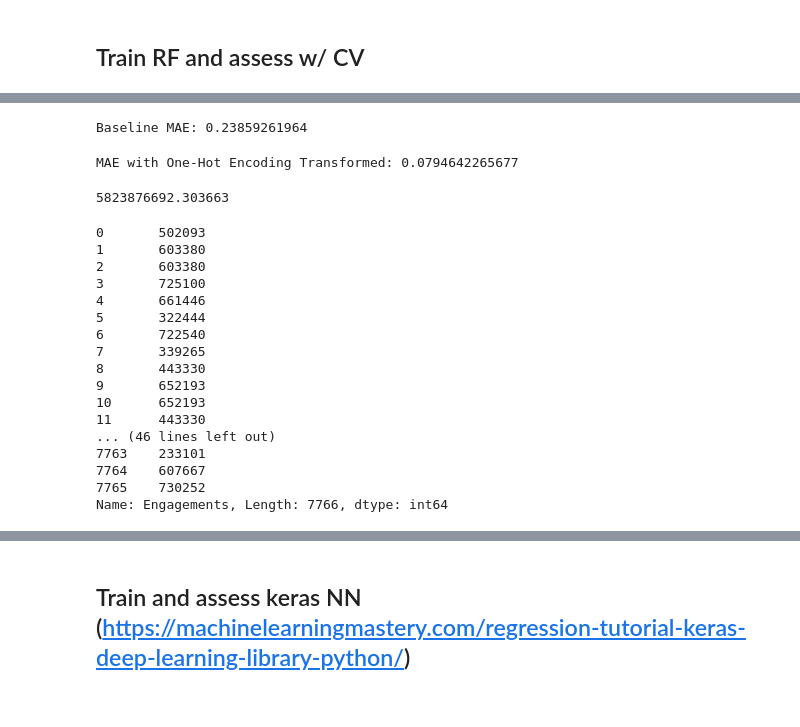
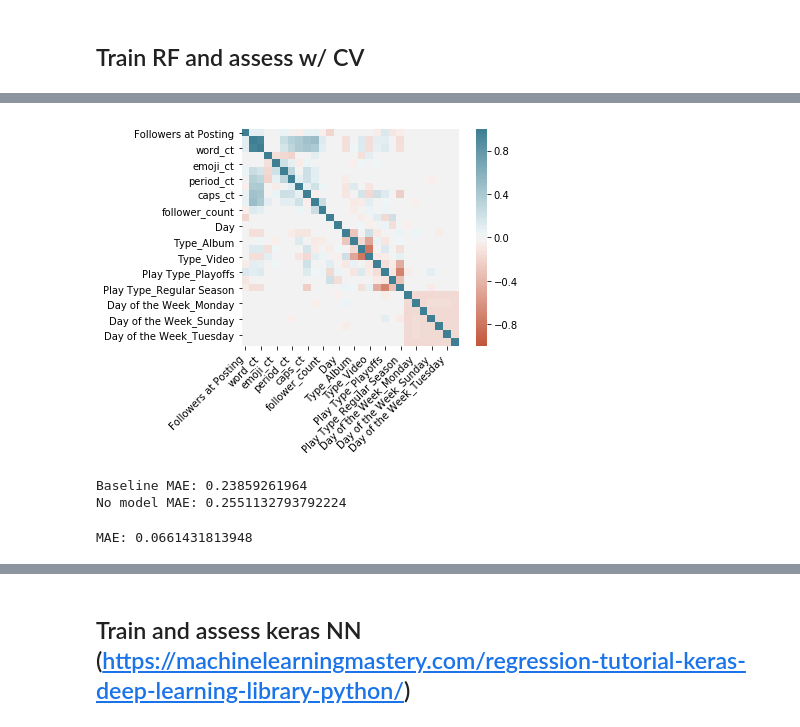
Before and after one commit to dydx314/nba-hackathon-2019, a Jupyter notebook: nba-analysis.ipynb, the cells around one changed output, grey strips where cells are left out. Cells and saved outputs as stored; diff of their text form; code cells hidden in the pictures.

```diff
--- a/nba-analysis.ipynb
+++ b/nba-analysis.ipynb
@@ -299,3 +310,19 @@ NameError: name 'plot' is not defined
+# %%
+import seaborn as sns
+corr = X_encoded.corr()
+ax = sns.heatmap(
+    corr,
+    vmin=-1, vmax=1, center=0,
+    cmap=sns.diverging_palette(20, 220, n=200),square=True
+)
+ax.set_xticklabels(
+    ax.get_xticklabels(),
+    rotation=45,
+    horizontalalignment='right'
+);
+plt.show()
+# %% [output]
+[figure, added]
 # %%
 from sklearn.linear_model import LinearRegression
 
@@ -304,40 +331,19 @@ baseline_predictors = ['Followers at Posting', 'len_text', 'word_ct', 'excl_ct',
 baseline_model = LinearRegression()
 baseline_scores = get_mae(rawdata[baseline_predictors], y_data, baseline_model)
 print('Baseline MAE: ' + str(baseline_scores.mean() / y_data.mean()))
+print('No model MAE: ' + str(np.mean(abs(y_data.mean() - y_data) / y_data.mean())))
 # %% [output]
 Baseline MAE: 0.23859261964
+No model MAE: 0.2551132793792224
 # %%
 from sklearn.ensemble import RandomForestRegressor
 from sklearn.neighbors import KNeighborsClassifier
 
-#model = RandomForestRegressor(50)
-model = KNeighborsClassifier()
-scores = get_mae(X_encoded_transformed, y_data, model)
+model = RandomForestRegressor(50)
+#model = KNeighborsClassifier()
+#model = LinearRegression()
+scores = get_mae(X_encoded, y_data, model)
 
 print('MAE: ' + str(scores.mean() / y_data.mean()))
 # %% [output]
-MAE with One-Hot Encoding Transformed: 0.0794642265677
+MAE: 0.0661431813948
-# %%
-mae_one_hot_encoded_transformed
-# %% [output]
-5823876692.303663
-# %%
-y_data
-# %% [output]
-0       502093
-1       603380
-2       603380
-3       725100
-4       661446
-5       322444
-6       722540
-7       339265
-8       443330
-9       652193
-10      652193
-11      443330
-... (46 lines left out)
-7763    233101
-7764    607667
-7765    730252
-Name: Engagements, Length: 7766, dtype: int64
```
Also changed, not shown: parts of 13 cells of this notebook, 2 other files.
